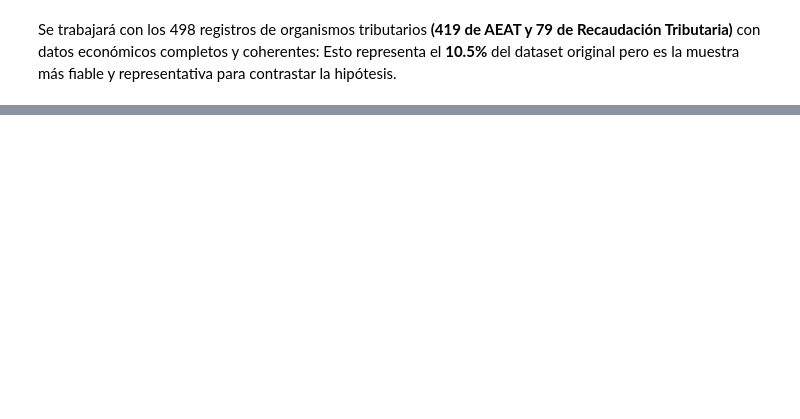
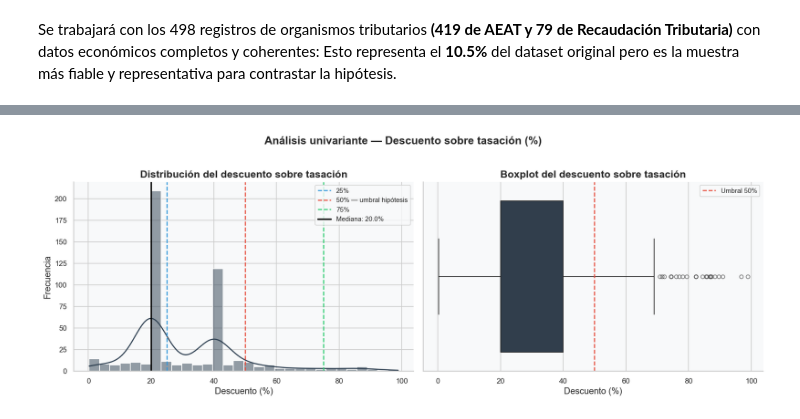
Before and after one commit to nadia0207/Proyecto_EDA_Subastas_BOE, a Jupyter notebook: src/memoria.ipynb, the cells around one changed output, grey strips where cells are left out. Saved outputs shown, nothing was run; the diff lists cells and outputs as text; code cells hidden in the pictures; blank space fills up the shorter version.

Commit message:
Analisis univariante finalizado

```diff
--- a/src/memoria.ipynb
+++ b/src/memoria.ipynb
@@ -22,9 +20,25 @@ import seaborn as sns
 import sys
 
 sys.path.append('./utils')
-from funciones import limpiar_dataframe, calcular_pct, calcular_duracion_dias  ,filtrar_tributarios, resumen_dataset
+'''
+from funciones import (
+    limpiar_dataframe,
+    calcular_pct,
+    calcular_duracion_dias,
+    filtrar_tributarios,
+    resumen_dataset,
+    set_tema,
+    paleta,
+    color_principal,
+    color_secundario,
+    color_acento,
+    #plot_evolucion_mensual,
+    #plot_contraste_hipotesis
+    )
+'''
 
 # Configuración de visualizaciones
-plt.rcParams['figure.figsize'] = (12, 5)
-plt.rcParams['figure.dpi'] = 100
-sns.set_theme(style='whitegrid')
+from funciones import *
+set_tema()
+
+from bootcampviztools import *
@@ -536,0 +554,5 @@ Esto representa el **10.5%** del dataset original pero es la muestra más fiable
+# %%
+# ============ Distribucion del descuento_pct =============
+plot_distribucion_descuento(df_analisis)
+# %% [output]
+[figure, added]
```
Also changed, not shown: parts of 12 cells of this notebook, 1 other file.
